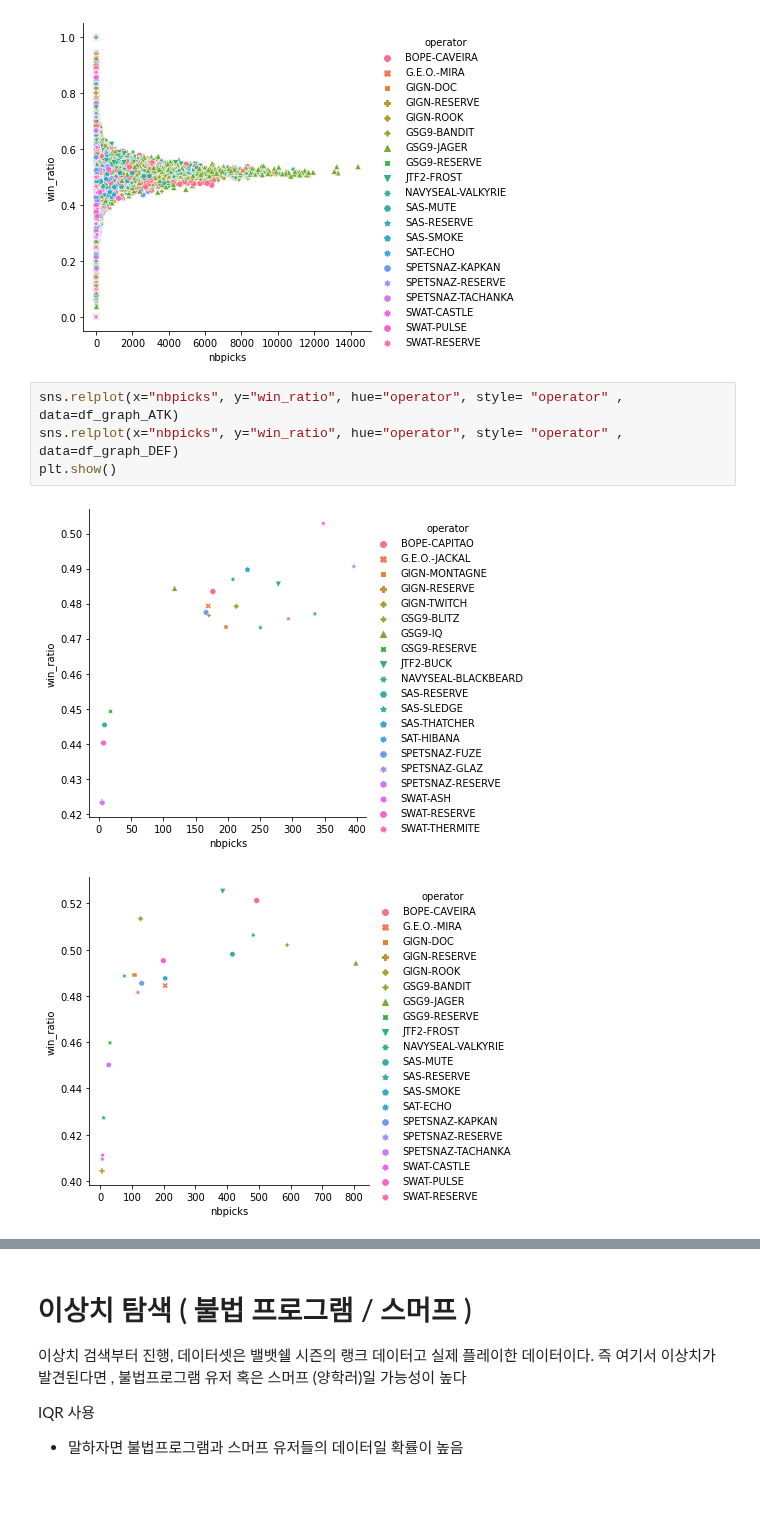
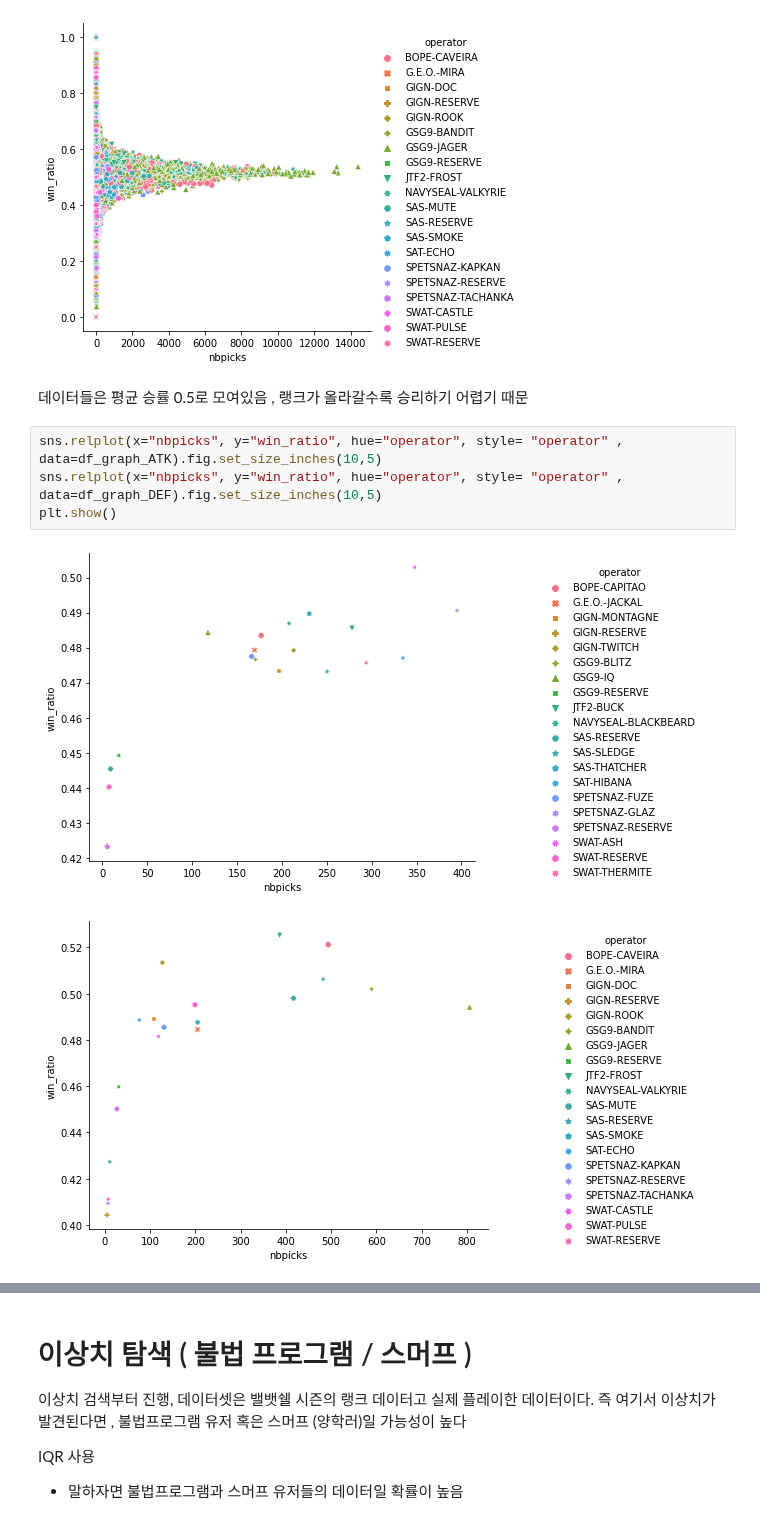
Before and after one commit to Georgia-MAX-holic/Footprints, a Jupyter notebook: PJ/rainbowSIX/new/R6_new.ipynb, the cells around one changed output, grey strips where cells are left out. Saved outputs shown, nothing was run; the diff lists cells and outputs as text; blank space fills up the shorter version.

```diff
--- a/PJ/rainbowSIX/new/R6_new.ipynb
+++ b/PJ/rainbowSIX/new/R6_new.ipynb
@@ -128,10 +127,12 @@ plt.show()
 # %% [output]
 [figure]
 [figure]
+# %% [markdown]
+데이터들은 평균 승률 0.5로 모여있음 , 랭크가 올라갈수록 승리하기 어렵기 때문
 # %%
-sns.relplot(x="nbpicks", y="win_ratio", hue="operator", style= "operator" , data=df_graph_ATK)
-sns.relplot(x="nbpicks", y="win_ratio", hue="operator", style= "operator" , data=df_graph_DEF)
+sns.relplot(x="nbpicks", y="win_ratio", hue="operator", style= "operator" , data=df_graph_ATK).fig.set_size_inches(10,5)
+sns.relplot(x="nbpicks", y="win_ratio", hue="operator", style= "operator" , data=df_graph_DEF).fig.set_size_inches(10,5)
 plt.show()
 # %% [output]
-[figure, old version]
+[figure, new version]
-[figure, old version]
+[figure, new version]
```
Also changed, not shown: parts of 14 cells of this notebook.
